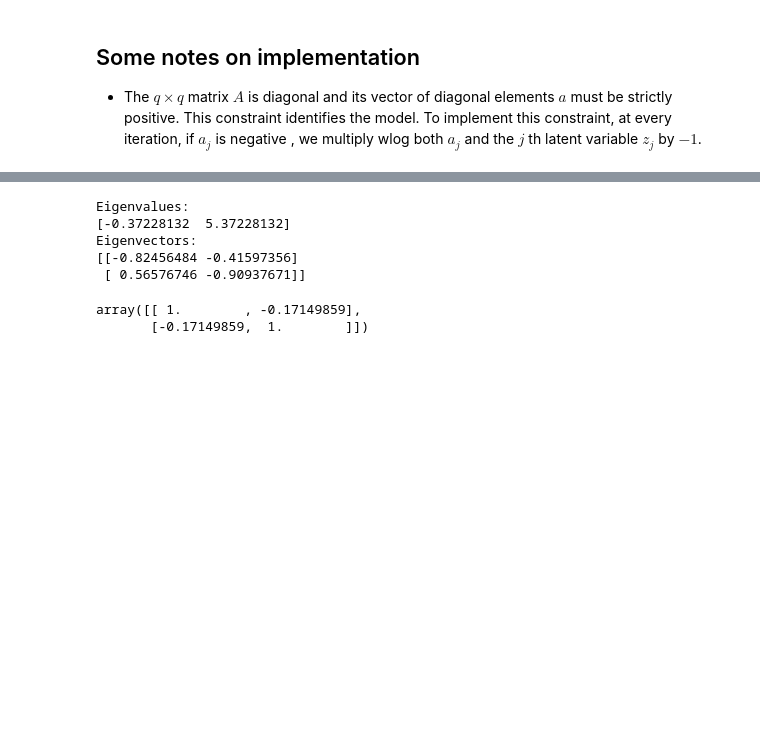
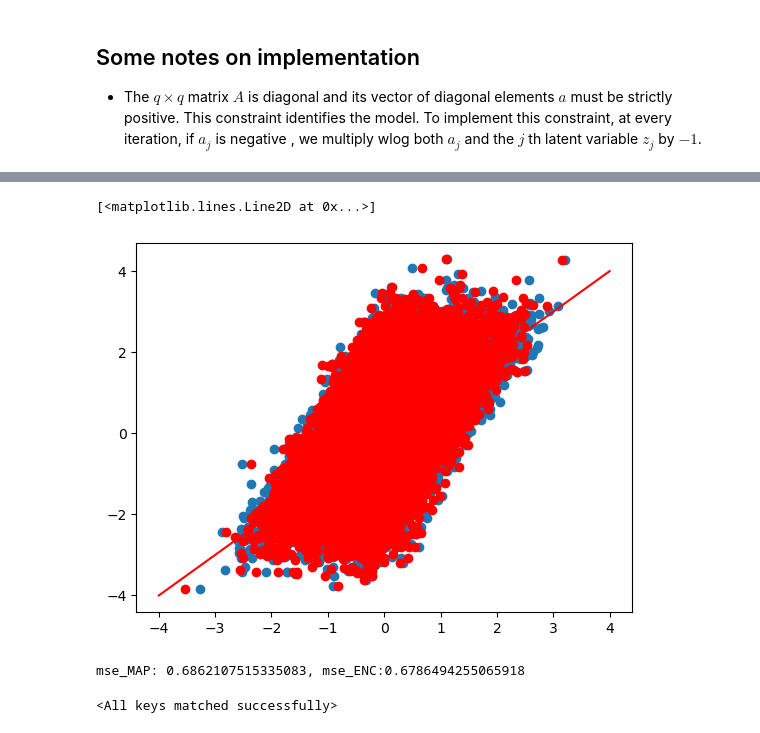
Before and after one commit to wiwh/gllvmprime, a Jupyter notebook: low_rank_MPLN/low_rank_MPLN.ipynb, the cells around one changed output, grey strips where cells are left out. Saved outputs shown, nothing was run; the diff lists cells and outputs as text; code cells hidden in the pictures; blank space fills up the shorter version.

```diff
--- a/low_rank_MPLN/low_rank_MPLN.ipynb
+++ b/low_rank_MPLN/low_rank_MPLN.ipynb
@@ -298,25 +438,14 @@ tensor([], size=(10, 0), requires_grad=True)
-# %%
-import numpy as np
-
-# Define matrix A
-A = np.array([[1, 2], [3, 4]])
-
-# Perform eigen decomposition
-eigenvalues, eigenvectors = np.linalg.eig(A)
-
-# Print eigenvalues and eigenvectors
-print("Eigenvalues:")
-print(eigenvalues)
-print("Eigenvectors:")
-print(eigenvectors)
-# %% [output]
-Eigenvalues:
-[-0.37228132  5.37228132]
-Eigenvectors:
-[[-0.82456484 -0.41597356]
- [ 0.56576746 -0.90937671]]
-# %%
-eigenvectors
-# %% [output]
-array([[ 1.        , -0.17149859],
-       [-0.17149859,  1.        ]])
+# %%
+plt.scatter(what, w_true)
+plt.scatter(what_MAP, w_true, color="red")
+plt.plot([-4,4], [-4,4], color="red")
+# %% [output]
+[<matplotlib.lines.Line2D at 0x...>]
+[figure, added]
+# %%
+mse_MAP = np.mean((what_MAP-w_true)**2)
+mse_ENC = np.mean((what-w_true)**2)
+
+print(f'mse_MAP: {mse_MAP}, mse_ENC:{mse_ENC}')
+# %% [output]
+mse_MAP: 0.6862107515335083, mse_ENC:0.6786494255065918
@@ -322,0 +464,6 @@ array([[ 1.        , -0.17149859],
+# %%
+# try loading
+model = MPLN(num_latents, num_features, num_covariates, V[:,:num_latents], np.log(A[:num_latents]))
+model.load_state_dict(torch.load(path_file))
+# %% [output]
+<All keys matched successfully>
```
Also changed, not shown: parts of 16 cells of this notebook, 2 other files.
